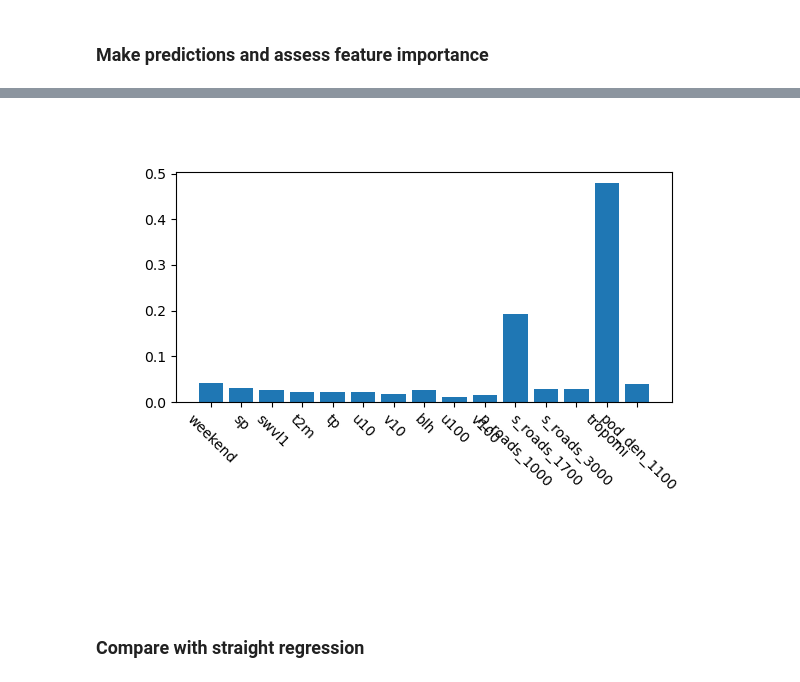
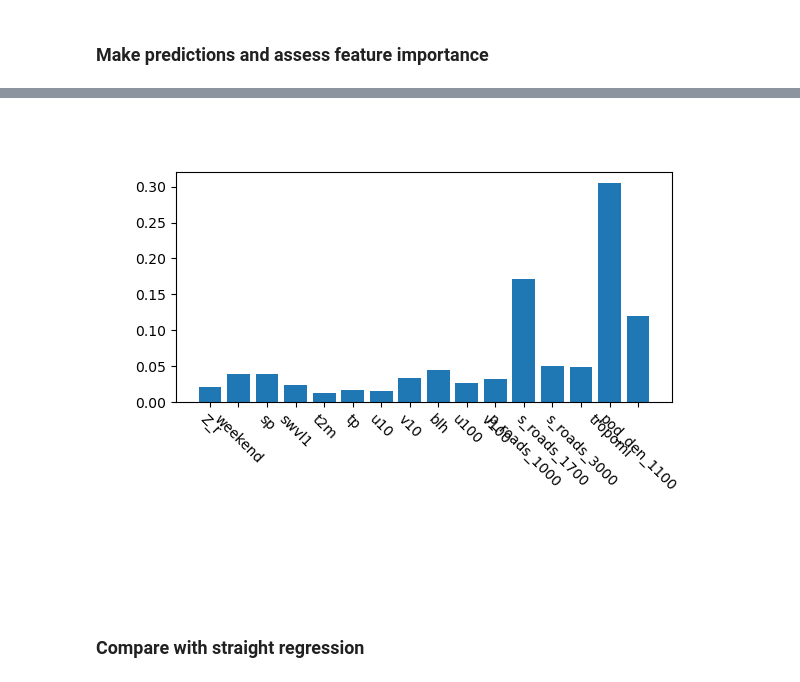
Before and after one commit to xaviernogueira/gwu_air_quality, a Jupyter notebook: no2_xgboost.ipynb, the cells around one changed output, grey strips where cells are left out. Saved outputs shown, nothing was run; the diff lists cells and outputs as text; code cells hidden in the pictures.

```diff
--- a/no2_xgboost.ipynb
+++ b/no2_xgboost.ipynb
@@ -27,9 +27,10 @@ Using scikit-learn version 1.0
 ### Prep data and choose input variables
 # %%
 # import data, remove non-necessary columns
-DATA_LOCATION = r'C:\Users\xrnogueira\Documents\Data\NO2_stations\master_no2_daily.csv'
+#DATA_LOCATION = r'C:\Users\xrnogueira\Documents\Data\NO2_stations\master_no2_daily.csv' # at work
+DATA_LOCATION = r'C:\Users\xavie\Documents\master_no2_daily_test_500_rows_nov30.csv'  # at home
 in_data = pd.read_csv(DATA_LOCATION)
-keep_cols = ['mean_no2', 'weekend', 'sp', 'swvl1', 't2m', 'tp', 'u10', 'v10', 'blh', 'u100', 'v100', 'p_roads_1000', 's_roads_1700', 's_roads_3000', 'tropomi', 'pod_den_1100']
+keep_cols = ['mean_no2', 'Z_r', 'weekend', 'sp', 'swvl1', 't2m', 'tp', 'u10', 'v10', 'blh', 'u100', 'v100', 'p_roads_1000', 's_roads_1700', 's_roads_3000', 'tropomi', 'pod_den_1100']
 in_data = in_data[keep_cols]
 
 
@@ -62,7 +96,7 @@ xgdata = xgb.DMatrix(xtr, ytr, missing=np.NaN) # y values are the 'labels' of a
 # %%
 # split data into train and test
 from sklearn.model_selection import train_test_split
-X_train, X_test, y_train, y_test = train_test_split(xtr,ytr,test_size = 0.20, random_state = 101)
+X_train, X_test, y_train, y_test = train_test_split(xtr,ytr,test_size = 0.10, random_state = 101)
 # %%
 # set up parameter grid and interate over XGBoost model pareter sets
 from sklearn.model_selection import GridSearchCV
@@ -126,15 +159,13 @@ mean_sqrd_error = 17.463265105572436
 # %%
 %matplotlib widget
-
-#model = xgb_iters.best_estimator_
-model = xgb_model_hardcode
+model = xgb_iters.best_estimator_
 x = range(len(model.feature_importances_))
 plt.bar(x, model.feature_importances_)
 plt.xticks(x, model.get_booster().feature_names, rotation=-45)
 plt.subplots_adjust(bottom=0.40)
 plt.show()
 # %% [output]
-[figure, old version]
+[figure, new version]
 # %% [markdown]
 ### Compare with straight regression
 # %%
```
Also changed, not shown: parts of 10 cells of this notebook, 3 other files.
